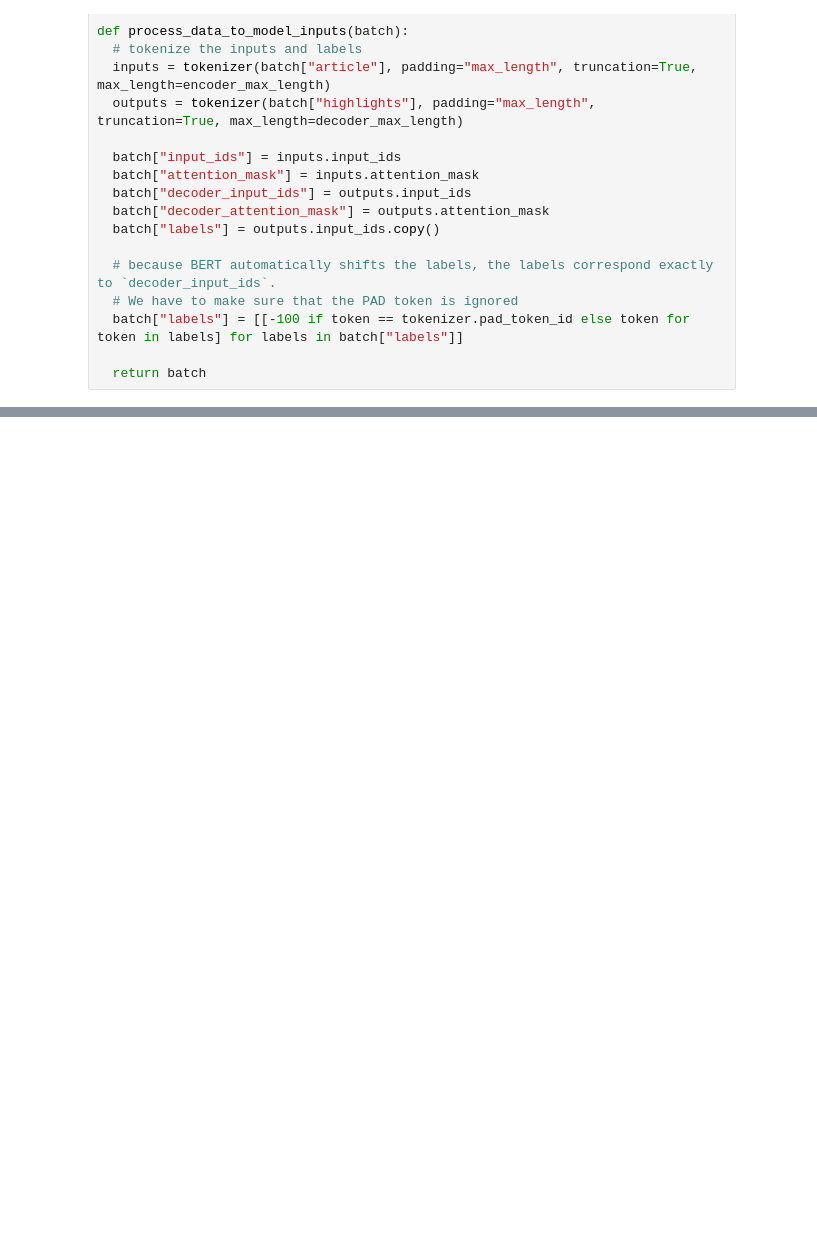
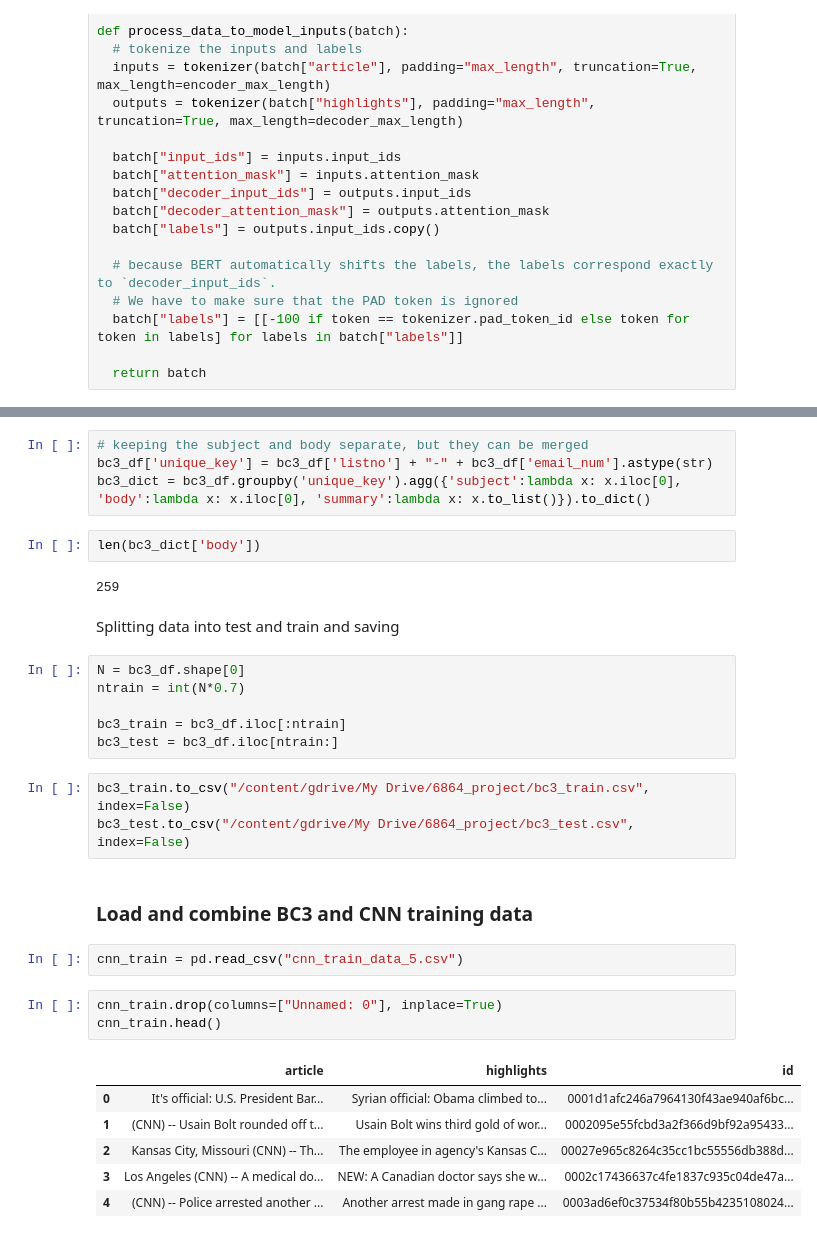
Before and after one commit to cicattzo/nlp_project, a Jupyter notebook: 6_684_group_project.ipynb, the cells around one changed output, grey strips where cells are left out. Saved outputs shown, nothing was run; the diff lists cells and outputs as text; blank space fills up the shorter version.

```diff
--- a/6_684_group_project.ipynb
+++ b/6_684_group_project.ipynb
@@ -50,0 +287,33 @@ NameError: ignored
+# %%
+# keeping the subject and body separate, but they can be merged
+bc3_df['unique_key'] = bc3_df['listno'] + "-" + bc3_df['email_num'].astype(str)
+bc3_dict = bc3_df.groupby('unique_key').agg({'subject':lambda x: x.iloc[0], 'body':lambda x: x.iloc[0], 'summary':lambda x: x.to_list()}).to_dict()
+# %%
+len(bc3_dict['body'])
+# %% [output]
+259
+# %% [markdown]
+Splitting data into test and train and saving
+# %%
+N = bc3_df.shape[0]
+ntrain = int(N*0.7)
+
+bc3_train = bc3_df.iloc[:ntrain]
+bc3_test = bc3_df.iloc[ntrain:]
+# %%
+bc3_train.to_csv("/content/gdrive/My Drive/6864_project/bc3_train.csv", index=False)
+bc3_test.to_csv("/content/gdrive/My Drive/6864_project/bc3_test.csv", index=False)
+# %% [markdown]
+### Load and combine BC3 and CNN training data
+# %%
+cnn_train = pd.read_csv("cnn_train_data_5.csv")
+# %%
+cnn_train.drop(columns=["Unnamed: 0"], inplace=True)
+cnn_train.head()
+# %% [output]
+|  | article | highlights | id |
+| 0 | It's official: U.S. President Bar... | Syrian official: Obama climbed to... | 0001d1afc246a7964130f43ae940af6bc... |
+| 1 | (CNN) -- Usain Bolt rounded off t... | Usain Bolt wins third gold of wor... | 0002095e55fcbd3a2f366d9bf92a95433... |
+| 2 | Kansas City, Missouri (CNN) -- Th... | The employee in agency's Kansas C... | 00027e965c8264c35cc1bc55556db388d... |
+| 3 | Los Angeles (CNN) -- A medical do... | NEW: A Canadian doctor says she w... | 0002c17436637c4fe1837c935c04de47a... |
+| 4 | (CNN) -- Police arrested another ... | Another arrest made in gang rape ... | 0003ad6ef0c37534f80b55b4235108024... |
```
Also changed, not shown: parts of 31 cells of this notebook.
